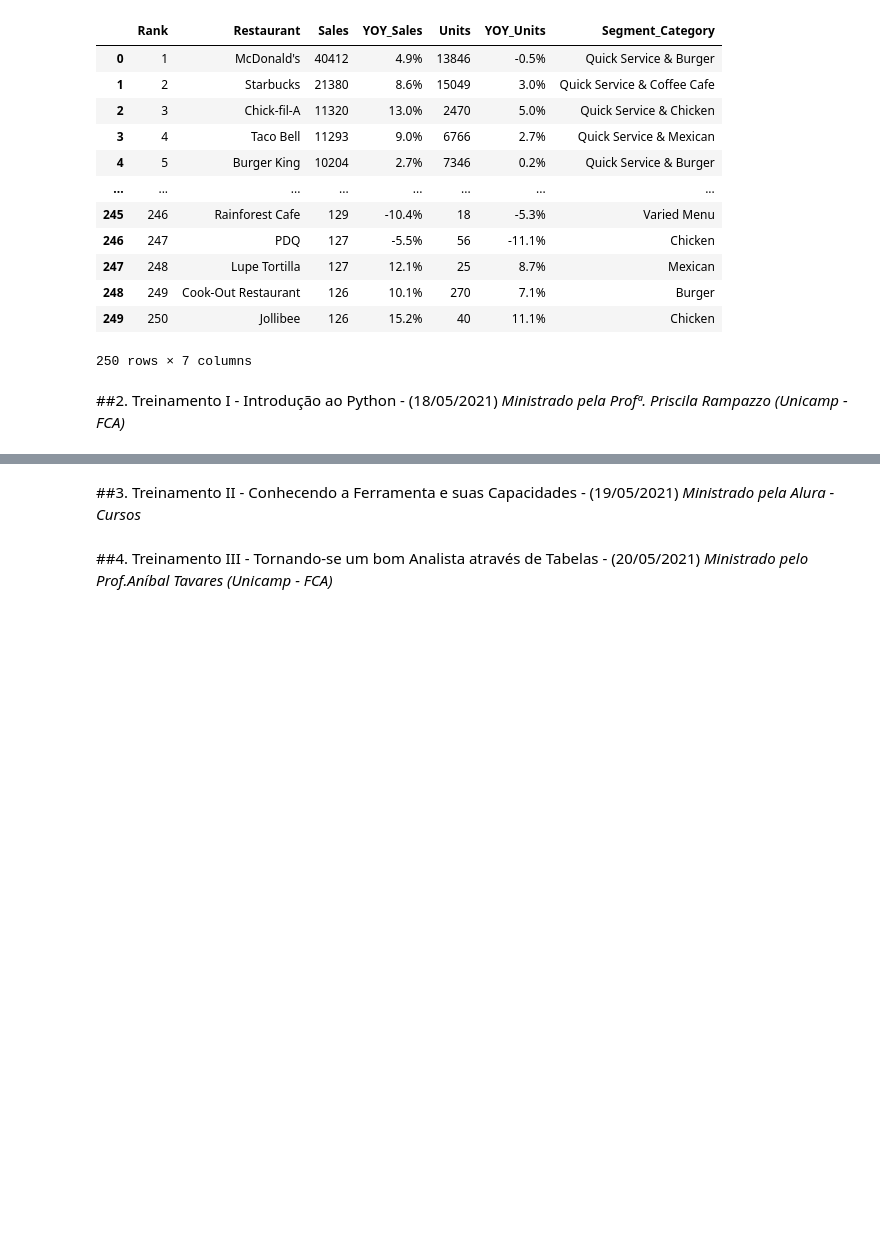
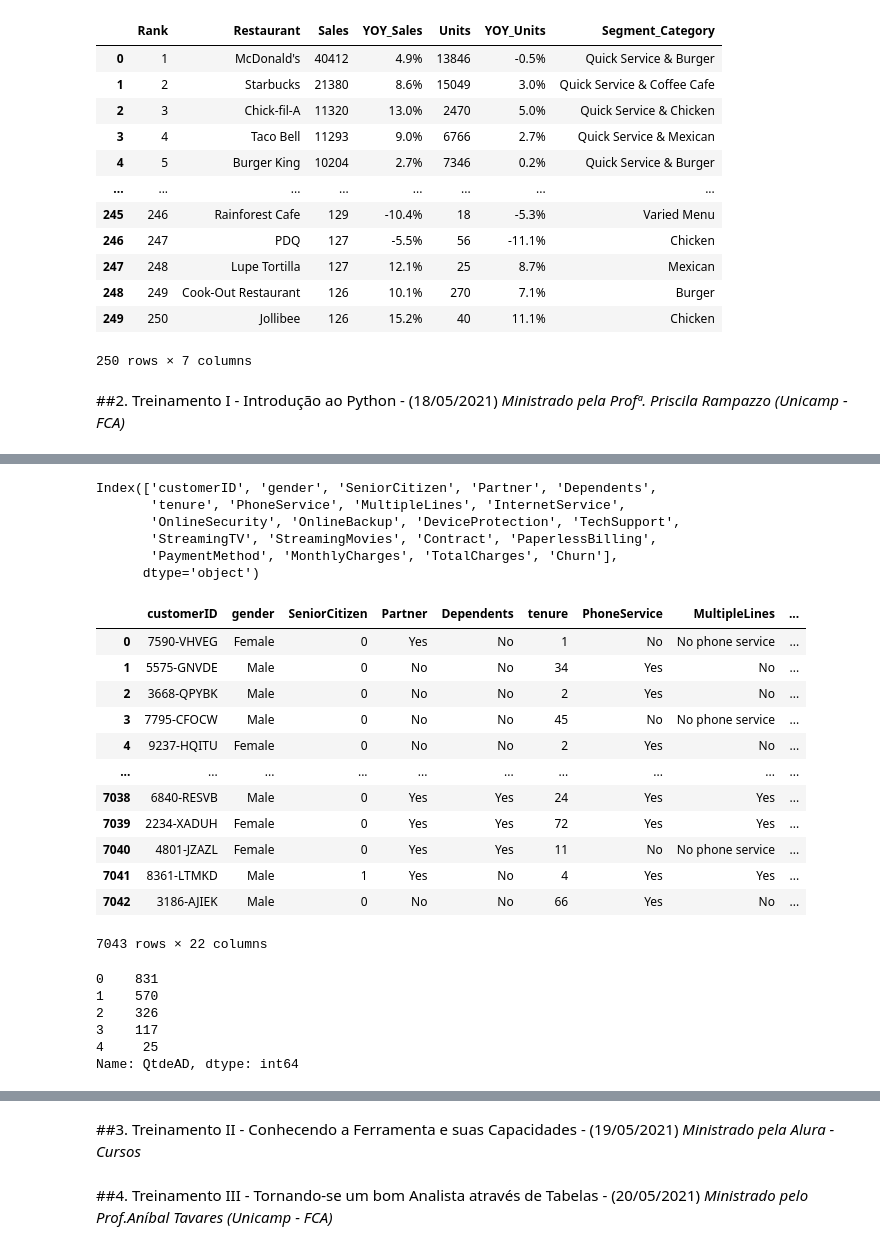
Before and after one commit to m-eicardi/MTEch-2021, a Jupyter notebook: MTEch_MSE.ipynb, the cells around one changed output, grey strips where cells are left out. Drawn from its saved outputs; the diff is of its cells as text; code cells hidden in the pictures; blank space fills up the shorter version.

```diff
--- a/MTEch_MSE.ipynb
+++ b/MTEch_MSE.ipynb
@@ -137,0 +220,11 @@ df
+# %%
+#renomeando colunas
+nomes_atributos = dados.columns
+print(nomes_atributos)
+# %% [output]
+Index(['customerID', 'gender', 'SeniorCitizen', 'Partner', 'Dependents',
+       'tenure', 'PhoneService', 'MultipleLines', 'InternetService',
+       'OnlineSecurity', 'OnlineBackup', 'DeviceProtection', 'TechSupport',
+       'StreamingTV', 'StreamingMovies', 'Contract', 'PaperlessBilling',
+       'PaymentMethod', 'MonthlyCharges', 'TotalCharges', 'Churn'],
+      dtype='object')
@@ -137,0 +240,40 @@ df
+# %%
+#Tratamento: substituir 'NO' por '0' e 'Yes' por '1'
+condicoes1 = [(dados['ad1'] == 'Yes'), (dados['ad1'] == 'No') ]
+condicoes2 = [(dados['ad2'] == 'Yes'), (dados['ad2'] == 'No') ]
+condicoes3 = [(dados['ad3'] == 'Yes'), (dados['ad3'] == 'No') ]
+condicoes4 = [(dados['ad4'] == 'Yes'), (dados['ad4'] == 'No') ]
+
+valores = [1, 0]
+
+dados['ad1'] = np.select(condicoes1, valores)
+dados['ad2'] =  np.select(condicoes2, valores)
+dados['ad3'] =  np.select(condicoes3, valores)
+dados['ad4'] =  np.select(condicoes4, valores)
+
+dados['QtdeAD'] = dados['ad1'] + dados['ad2'] + dados['ad3'] +dados['ad4']
+
+dados
+# %% [output]
+|  | customerID | gender | SeniorCitizen | Partner | Dependents | tenure | PhoneService | MultipleLines | ... |
+| 0 | 7590-VHVEG | Female | 0 | Yes | No | 1 | No | No phone service | ... |
+| 1 | 5575-GNVDE | Male | 0 | No | No | 34 | Yes | No | ... |
+| 2 | 3668-QPYBK | Male | 0 | No | No | 2 | Yes | No | ... |
+| 3 | 7795-CFOCW | Male | 0 | No | No | 45 | No | No phone service | ... |
+| 4 | 9237-HQITU | Female | 0 | No | No | 2 | Yes | No | ... |
+| ... | ... | ... | ... | ... | ... | ... | ... | ... | ... |
+| 7038 | 6840-RESVB | Male | 0 | Yes | Yes | 24 | Yes | Yes | ... |
+| 7039 | 2234-XADUH | Female | 0 | Yes | Yes | 72 | Yes | Yes | ... |
+| 7040 | 4801-JZAZL | Female | 0 | Yes | Yes | 11 | No | No phone service | ... |
+| 7041 | 8361-LTMKD | Male | 1 | Yes | No | 4 | Yes | Yes | ... |
+| 7042 | 3186-AJIEK | Male | 0 | No | No | 66 | Yes | No | ... |
+7043 rows × 22 columns
+# %%
+dados[dados['Churn'] == 'Yes'] ['QtdeAD'].value_counts()
+# %% [output]
+0    831
+1    570
+2    326
+3    117
+4     25
+Name: QtdeAD, dtype: int64
```
Also changed, not shown: parts of 23 cells of this notebook.
